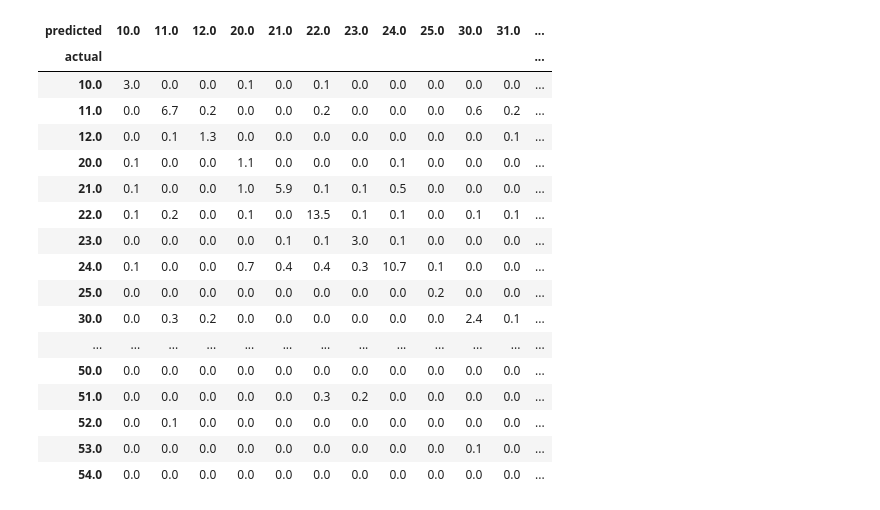
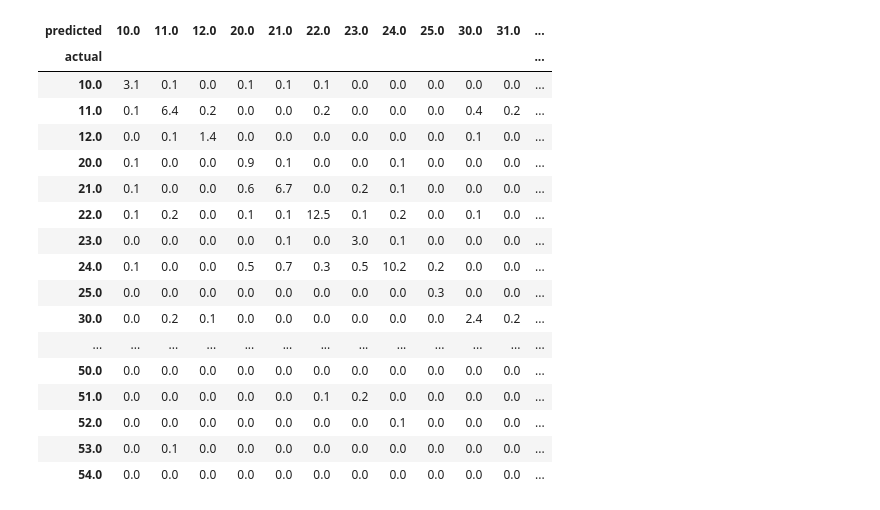
Before and after one commit to nickeubank/leaa_subj, a Jupyter notebook: 10_code/30_bert_training_notebook_2digit_weighted.ipynb, the cells around one changed output. Cells and saved outputs as stored; diff of their text form; code cells hidden in the pictures.

```diff
--- a/10_code/30_bert_training_notebook_2digit_weighted.ipynb
+++ b/10_code/30_bert_training_notebook_2digit_weighted.ipynb
@@ -30,7 +30,9 @@ assert torch.cuda.is_available()
 # Get Data
 #######
 
-grants = pd.read_parquet(workingdir + "00_source_data/subj_text_and_labels.parquet")
+grants = pd.read_parquet(
+    "../20_intermediate_data/predicted_labels_1digit_weighted.parquet"
+)
 grants = grants.drop_duplicates("description")
 labeled = grants[grants["label_2"].notnull()]
 labeled = labeled.sort_values(
@@ -88,11 +95,21 @@ labeled = labeled.sort_values("description")
 # labeled = labeled.sample(frac=0.4)
 
 train_label, test_label, train_text, test_text = train_test_split(
-    labeled["label_2_encoded"].values,
-    labeled["description"].values,
+    labeled["label_2_encoded"],
+    labeled["description"],
     test_size=0.2,
-    random_state=48,
+    random_state=50,
     stratify=labeled["label_2_encoded"],
 )
-print(len(train_label))
-print(len(test_label))
+
+pd.DataFrame({"train_indices": train_label.index}).to_parquet(
+    "../20_intermediate_data/2digit_training_indices.parquet"
+)
+pd.DataFrame({"test_indices": test_label.index}).to_parquet(
+    "../20_intermediate_data/2digit_testing_indices.parquet"
+)
+
+train_label = train_label.values
+test_label = test_label.values
+train_text = train_text.values
+test_text = test_text.values
@@ -394,32 +373,33 @@ pd.crosstab(predictions_and_actual["actual"], predictions_and_actual["predicted"
 # %%
 pd.options.display.max_columns = None
 
 confusion = pd.crosstab(
     predictions_and_actual["actual"],
     predictions_and_actual["predicted"],
     normalize="all",
 )
 confusion.to_parquet("../30_results/large_bert_confusion_matrix_2digit.parquet")
+confusion.to_csv("../30_results/large_bert_confusion_matrix_2digit.csv")
 confusion_to_print = np.round(confusion * 100, decimals=1)
 confusion_to_print
 # %% [output]
 | predicted | 10.0 | 11.0 | 12.0 | 20.0 | 21.0 | 22.0 | 23.0 | 24.0 | 25.0 | 30.0 | 31.0 | ... |
 | actual |  |  |  |  |  |  |  |  |  |  |  | ... |
-| 10.0 | 3.0 | 0.0 | 0.0 | 0.1 | 0.0 | 0.1 | 0.0 | 0.0 | 0.0 | 0.0 | 0.0 | ... |
-| 11.0 | 0.0 | 6.7 | 0.2 | 0.0 | 0.0 | 0.2 | 0.0 | 0.0 | 0.0 | 0.6 | 0.2 | ... |
-| 12.0 | 0.0 | 0.1 | 1.3 | 0.0 | 0.0 | 0.0 | 0.0 | 0.0 | 0.0 | 0.0 | 0.1 | ... |
-| 20.0 | 0.1 | 0.0 | 0.0 | 1.1 | 0.0 | 0.0 | 0.0 | 0.1 | 0.0 | 0.0 | 0.0 | ... |
-| 21.0 | 0.1 | 0.0 | 0.0 | 1.0 | 5.9 | 0.1 | 0.1 | 0.5 | 0.0 | 0.0 | 0.0 | ... |
-| 22.0 | 0.1 | 0.2 | 0.0 | 0.1 | 0.0 | 13.5 | 0.1 | 0.1 | 0.0 | 0.1 | 0.1 | ... |
-| 23.0 | 0.0 | 0.0 | 0.0 | 0.0 | 0.1 | 0.1 | 3.0 | 0.1 | 0.0 | 0.0 | 0.0 | ... |
-| 24.0 | 0.1 | 0.0 | 0.0 | 0.7 | 0.4 | 0.4 | 0.3 | 10.7 | 0.1 | 0.0 | 0.0 | ... |
-| 25.0 | 0.0 | 0.0 | 0.0 | 0.0 | 0.0 | 0.0 | 0.0 | 0.0 | 0.2 | 0.0 | 0.0 | ... |
-| 30.0 | 0.0 | 0.3 | 0.2 | 0.0 | 0.0 | 0.0 | 0.0 | 0.0 | 0.0 | 2.4 | 0.1 | ... |
+| 10.0 | 3.1 | 0.1 | 0.0 | 0.1 | 0.1 | 0.1 | 0.0 | 0.0 | 0.0 | 0.0 | 0.0 | ... |
+| 11.0 | 0.1 | 6.4 | 0.2 | 0.0 | 0.0 | 0.2 | 0.0 | 0.0 | 0.0 | 0.4 | 0.2 | ... |
+| 12.0 | 0.0 | 0.1 | 1.4 | 0.0 | 0.0 | 0.0 | 0.0 | 0.0 | 0.0 | 0.1 | 0.0 | ... |
+| 20.0 | 0.1 | 0.0 | 0.0 | 0.9 | 0.1 | 0.0 | 0.0 | 0.1 | 0.0 | 0.0 | 0.0 | ... |
+| 21.0 | 0.1 | 0.0 | 0.0 | 0.6 | 6.7 | 0.0 | 0.2 | 0.1 | 0.0 | 0.0 | 0.0 | ... |
+| 22.0 | 0.1 | 0.2 | 0.0 | 0.1 | 0.1 | 12.5 | 0.1 | 0.2 | 0.0 | 0.1 | 0.0 | ... |
+| 23.0 | 0.0 | 0.0 | 0.0 | 0.0 | 0.1 | 0.0 | 3.0 | 0.1 | 0.0 | 0.0 | 0.0 | ... |
+| 24.0 | 0.1 | 0.0 | 0.0 | 0.5 | 0.7 | 0.3 | 0.5 | 10.2 | 0.2 | 0.0 | 0.0 | ... |
+| 25.0 | 0.0 | 0.0 | 0.0 | 0.0 | 0.0 | 0.0 | 0.0 | 0.0 | 0.3 | 0.0 | 0.0 | ... |
+| 30.0 | 0.0 | 0.2 | 0.1 | 0.0 | 0.0 | 0.0 | 0.0 | 0.0 | 0.0 | 2.4 | 0.2 | ... |
 | ... | ... | ... | ... | ... | ... | ... | ... | ... | ... | ... | ... | ... |
 | 50.0 | 0.0 | 0.0 | 0.0 | 0.0 | 0.0 | 0.0 | 0.0 | 0.0 | 0.0 | 0.0 | 0.0 | ... |
-| 51.0 | 0.0 | 0.0 | 0.0 | 0.0 | 0.0 | 0.3 | 0.2 | 0.0 | 0.0 | 0.0 | 0.0 | ... |
-| 52.0 | 0.0 | 0.1 | 0.0 | 0.0 | 0.0 | 0.0 | 0.0 | 0.0 | 0.0 | 0.0 | 0.0 | ... |
-| 53.0 | 0.0 | 0.0 | 0.0 | 0.0 | 0.0 | 0.0 | 0.0 | 0.0 | 0.0 | 0.1 | 0.0 | ... |
+| 51.0 | 0.0 | 0.0 | 0.0 | 0.0 | 0.0 | 0.1 | 0.2 | 0.0 | 0.0 | 0.0 | 0.0 | ... |
+| 52.0 | 0.0 | 0.0 | 0.0 | 0.0 | 0.0 | 0.0 | 0.0 | 0.1 | 0.0 | 0.0 | 0.0 | ... |
+| 53.0 | 0.0 | 0.1 | 0.0 | 0.0 | 0.0 | 0.0 | 0.0 | 0.0 | 0.0 | 0.0 | 0.0 | ... |
 | 54.0 | 0.0 | 0.0 | 0.0 | 0.0 | 0.0 | 0.0 | 0.0 | 0.0 | 0.0 | 0.0 | 0.0 | ... |
 # %%
 confusion = pd.crosstab(
```
Also changed, not shown: parts of 9 cells of this notebook, 19 other files.
